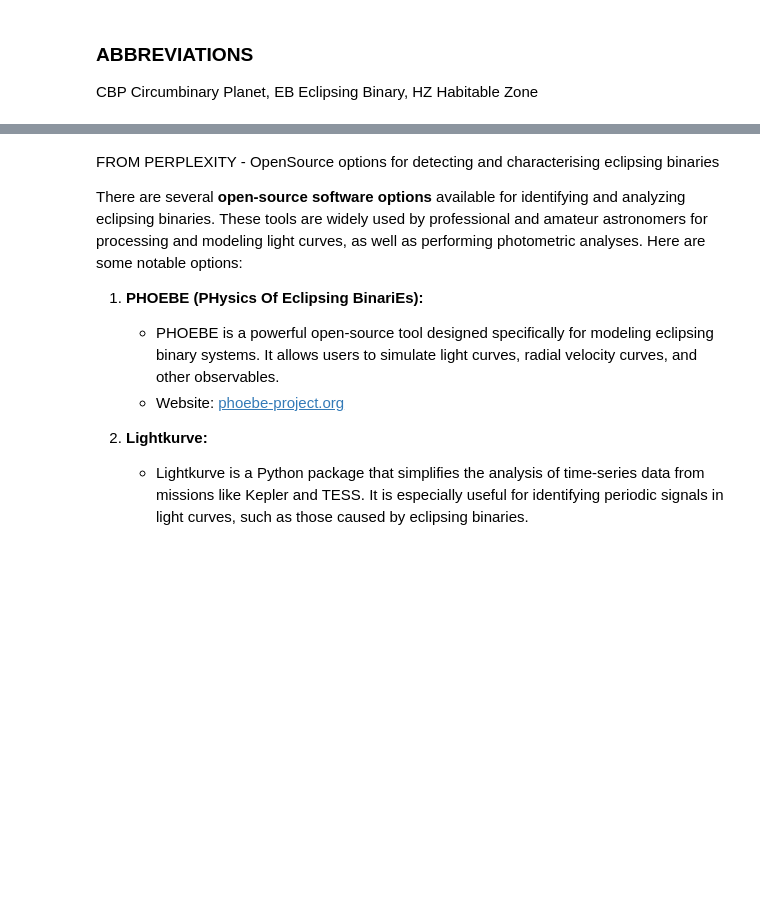
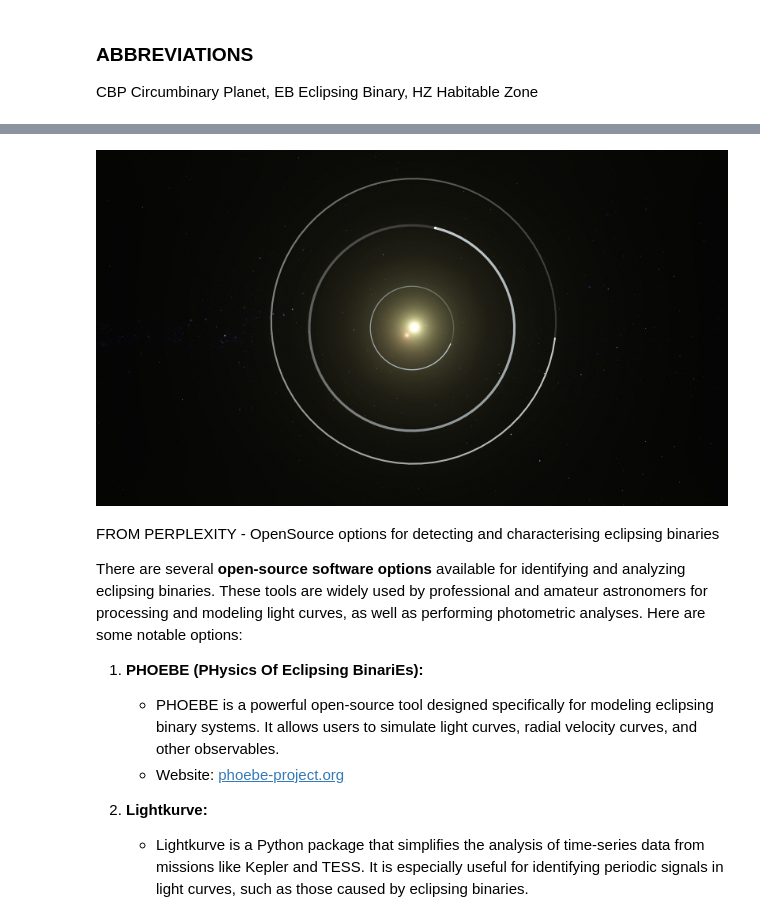
Before and after one commit to spyphyz/msc_sandbox, a Jupyter notebook: ecclipsing_binaries.ipynb, the cells around one changed output, grey strips where cells are left out. Drawn from its saved outputs; the diff is of its cells as text; code cells hidden in the pictures; blank space fills up the shorter version.

```diff
--- a/ecclipsing_binaries.ipynb
+++ b/ecclipsing_binaries.ipynb
@@ -240,6 +243,13 @@ HZ   Habitable Zone
 ![image.png](attachment:image.png)
 # %% [markdown]
 ![image.png](attachment:image.png)
+# %%
+# Diagram of Kepler-47 from Wikipedia
+from IPython.display import Image
+imageKep47 = 'https://upload.wikimedia.org/wikipedia/commons/3/3b/Kepler-47_System_Artist-Impression_Overhead.jpg'
+Image(imageKep47)
+# %% [output]
+[figure, added]
 # %% [markdown]
 FROM PERPLEXITY - OpenSource options for detecting and characterising eclipsing binaries
 
```
Also changed, not shown: parts of 4 cells of this notebook.
